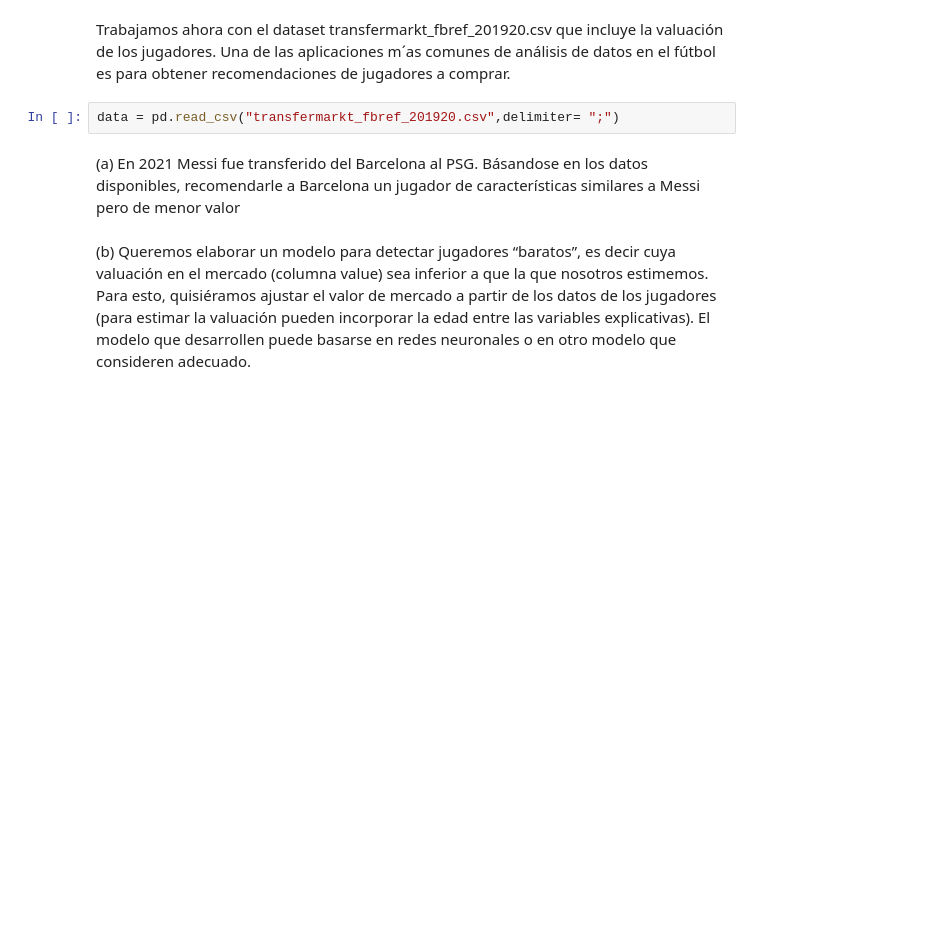
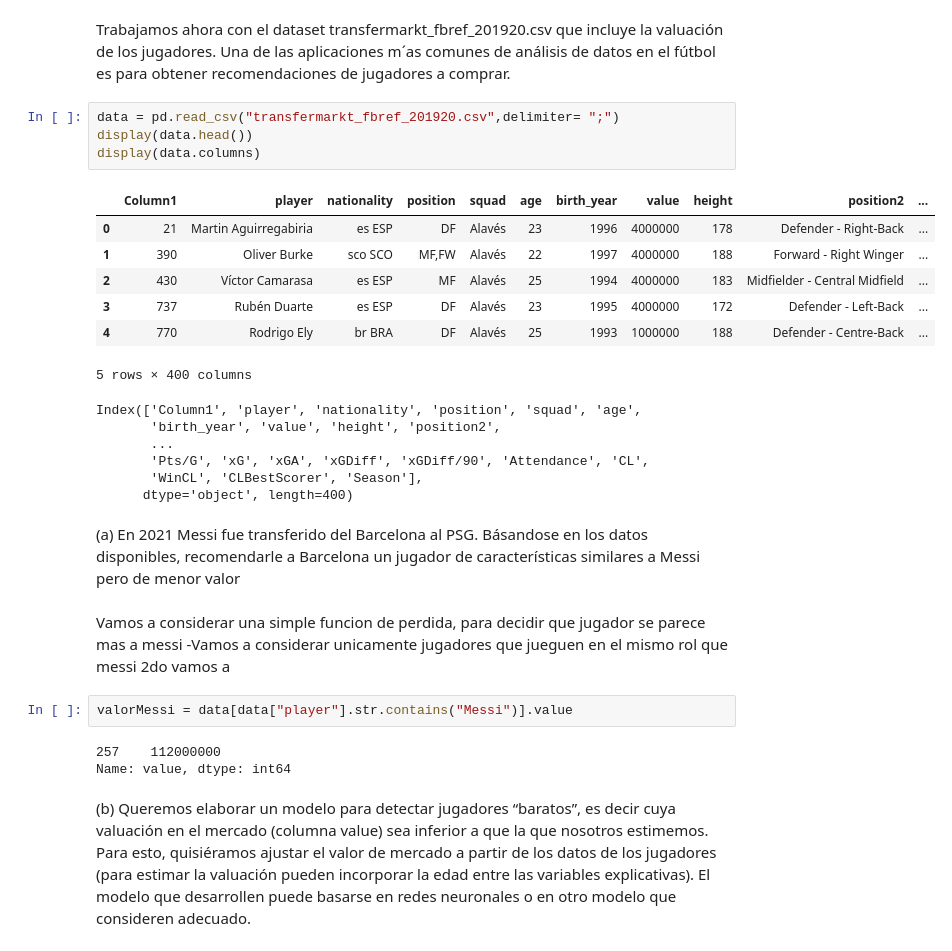
Before and after one commit to Dani-Bustos/Tp-2-LaboDeDatos, a Jupyter notebook: Tp2.ipynb, the cells around one changed output. Drawn from its saved outputs; the diff is of its cells as text; blank space fills up the shorter version.

```diff
--- a/Tp2.ipynb
+++ b/Tp2.ipynb
@@ -316,8 +316,33 @@ todas las variables. Indicar si se obtienen mejores resultados.
 Trabajamos ahora con el dataset transfermarkt_fbref_201920.csv que incluye la valuación de los jugadores. Una de las aplicaciones m´as comunes de análisis de datos en el fútbol es para obtener recomendaciones de jugadores a comprar.
 # %%
 data = pd.read_csv("transfermarkt_fbref_201920.csv",delimiter= ";")
+display(data.head())
+display(data.columns)
+# %% [output]
+|  | Column1 | player | nationality | position | squad | age | birth_year | value | height | position2 | ... |
+| 0 | 21 | Martin Aguirregabiria | es ESP | DF | Alavés | 23 | 1996 | 4000000 | 178 | Defender - Right-Back | ... |
+| 1 | 390 | Oliver Burke | sco SCO | MF,FW | Alavés | 22 | 1997 | 4000000 | 188 | Forward - Right Winger | ... |
+| 2 | 430 | Ví­ctor Camarasa | es ESP | MF | Alavés | 25 | 1994 | 4000000 | 183 | Midfielder - Central Midfield | ... |
+| 3 | 737 | Rubén Duarte | es ESP | DF | Alavés | 23 | 1995 | 4000000 | 172 | Defender - Left-Back | ... |
+| 4 | 770 | Rodrigo Ely | br BRA | DF | Alavés | 25 | 1993 | 1000000 | 188 | Defender - Centre-Back | ... |
+5 rows × 400 columns
+Index(['Column1', 'player', 'nationality', 'position', 'squad', 'age',
+       'birth_year', 'value', 'height', 'position2',
+       ...
+       'Pts/G', 'xG', 'xGA', 'xGDiff', 'xGDiff/90', 'Attendance', 'CL',
+       'WinCL', 'CLBestScorer', 'Season'],
+      dtype='object', length=400)
 # %% [markdown]
 (a) En 2021 Messi fue transferido del Barcelona al PSG. Básandose en los datos disponibles, recomendarle a Barcelona un jugador de características similares a Messi pero de menor valor
+# %% [markdown]
+Vamos a considerar una simple funcion de perdida, para decidir que jugador se parece mas a messi
+-Vamos a considerar unicamente jugadores que jueguen en el mismo rol que messi
+2do vamos a
+# %%
+valorMessi = data[data["player"].str.contains("Messi")].value
+# %% [output]
+257    112000000
+Name: value, dtype: int64
 # %% [markdown]
 (b) Queremos elaborar un modelo para detectar jugadores “baratos”, es decir cuya valuación en el mercado (columna value) sea inferior a que la que nosotros estimemos. Para esto, quisiéramos ajustar el valor de mercado a partir de los datos de los jugadores (para estimar
 la valuación pueden incorporar la edad entre las variables explicativas). El modelo que desarrollen puede basarse en redes neuronales o en otro modelo que consideren adecuado.
```
